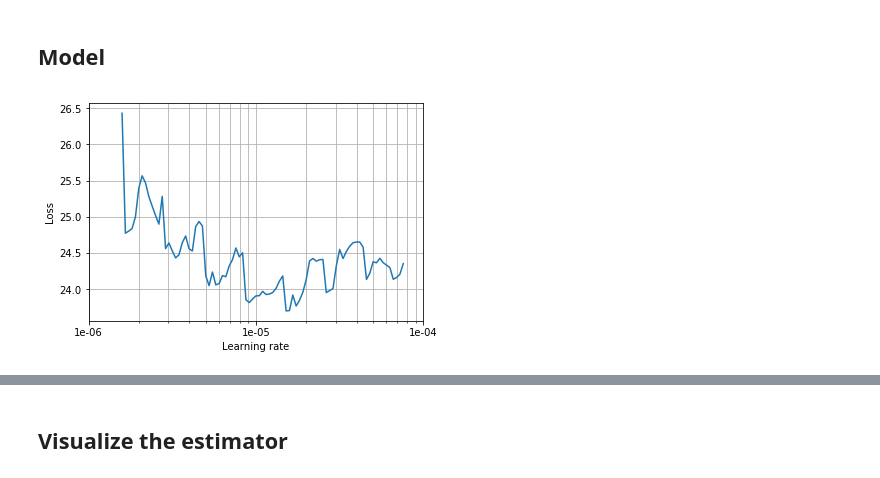
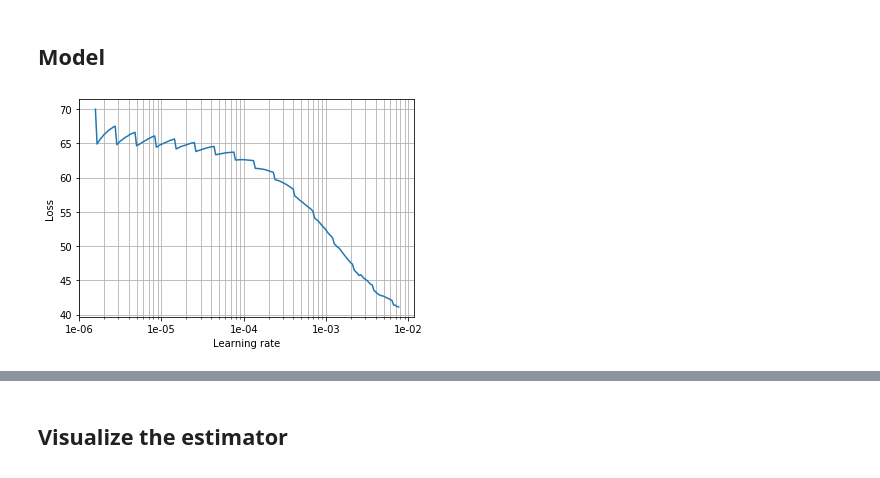
Before and after one commit to zhihanyang2022/bishop1995_notes, a Jupyter notebook: c6_error_functions/conditional_density_estimation_using_gmm_and_nn_demo.ipynb, the cells around one changed output, grey strips where cells are left out. Drawn from its saved outputs; the diff is of its cells as text; code cells hidden in the pictures.

```diff
--- a/c6_error_functions/conditional_density_estimation_using_gmm_and_nn_demo.ipynb
+++ b/c6_error_functions/conditional_density_estimation_using_gmm_and_nn_demo.ipynb
@@ -102,6 +102,10 @@ class CDEstimator(nn.Module):
             nn.BatchNorm1d(num_hidden),
             nn.Sigmoid(),
 
+            nn.Linear(num_hidden, num_hidden),
+            nn.BatchNorm1d(num_hidden),
+            nn.Sigmoid(),
+
             nn.Linear(num_hidden, num_comps),
             nn.Softmax(dim=1)
 
@@ -111,7 +115,10 @@ class CDEstimator(nn.Module):
 
             nn.Linear(input_dim, num_hidden),
             nn.BatchNorm1d(num_hidden),
+            nn.Sigmoid(),
 
+            nn.Linear(num_hidden, num_hidden),
+            nn.BatchNorm1d(num_hidden),
             nn.Sigmoid(),
 
             nn.Linear(num_hidden, num_hidden),
@@ -125,6 +132,10 @@ class CDEstimator(nn.Module):
         self.get_logvars = nn.Sequential(
 
             nn.Linear(input_dim, num_hidden),
+            nn.BatchNorm1d(num_hidden),
+            nn.Sigmoid(),
+
+            nn.Linear(num_hidden, num_hidden),
             nn.BatchNorm1d(num_hidden),
             nn.Sigmoid(),
 
@@ -150,7 +161,7 @@ class CDEstimator(nn.Module):
 # %%
 def get_densities_under_gmm(mixing_coeffs, means, variances, t):
 
-    probas = torch.zeros(t.size(0)).cpu()
+    probas = torch.zeros(t.size(0)).cuda()
 
     num_components = mixing_coeffs.size(1)
     output_dim = t.size(1)
@@ -172,13 +183,13 @@ def nll_loss(params, t):
 def get_model(num_components):
     # crucial to success: the number of hidden units has to be large enough (e.g., 100 was failing)
     # crucial to success: the number of larges has to be large enough (e.g., 1 was failing)
-    nn = CDEstimator(1, 1, num_components, 500)
+    nn = CDEstimator(1, 1, num_components, 100)
     return nn, optim.Adam(nn.parameters(), lr=0.01)
 # %%
 num_components = 3
 
 model, opt = get_model(num_components)
-learn = Learner(train_dl, valid_dl, model.cpu(), nll_loss, opt)
+learn = Learner(train_dl, valid_dl, model.cuda(), nll_loss, opt)
 
 loss_cb = LossCallback()
 cb_handler = CallbackHandler(cbs=[loss_cb])
@@ -187,7 +198,7 @@ trainer = Trainer(learn=learn, cb_handler=cb_handler)
 # %%
 # crucial to success: make sure to reset this step; it gives a very poor start to training because it ends up with high loss
 # or set final_value to be very small
-trainer.find_lr(beta=0.98, final_value=1e-4, num_itr=100)
+trainer.find_lr(beta=0.98, final_value=1e-2, num_itr=200)
 # %% [output]
-[figure, old version]
+[figure, new version]
 # %%
```
Also changed, not shown: parts of 8 cells of this notebook, 1 other file.
